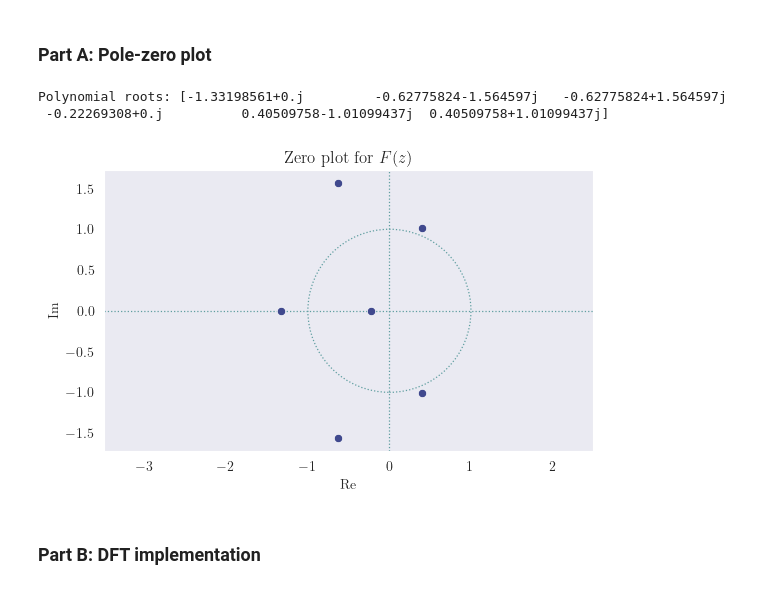
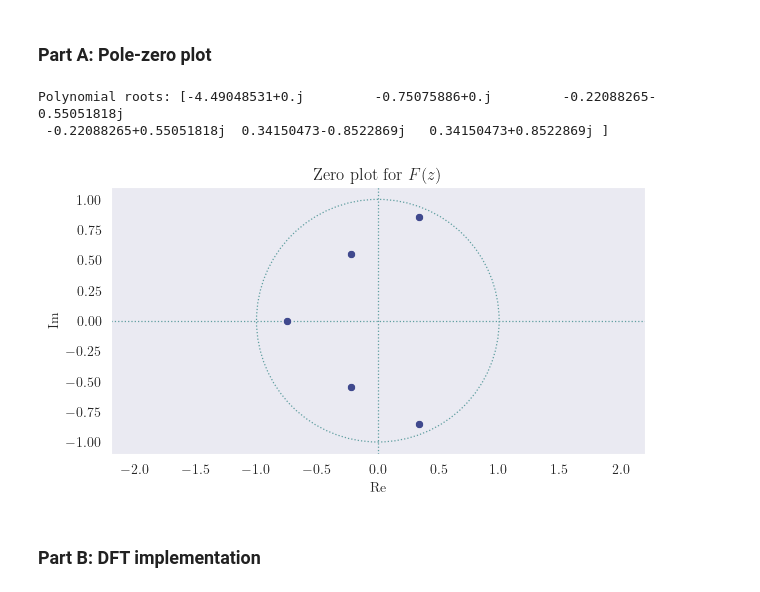
Before and after one commit to deren-teo/elec4620, a Jupyter notebook: a1/src/q5_polezero.ipynb, the cells around one changed output. Saved outputs shown, nothing was run; the diff lists cells and outputs as text; code cells hidden in the pictures.

Commit message:
A1Q5: fixed poly form error

```diff
--- a/a1/src/q5_polezero.ipynb
+++ b/a1/src/q5_polezero.ipynb
@@ -19,7 +19,7 @@ from numpy.polynomial.polynomial import Polynomial, polyval
 from config import A1_ROOT, PLT_CONFIG, SAVEFIG_CONFIG
 # %%
 # Define the polynomial
-poly = Polynomial([1, 5, 3, 4, 4, 2, 1])
+poly = Polynomial([1, 2, 4, 4, 3, 5, 1])
 # %% [markdown]
 ### Part A: Pole-zero plot
 # %%
@@ -27,41 +27,42 @@ poly = Polynomial([1, 5, 3, 4, 4, 2, 1])
 poly_roots = poly.roots()
 print("Polynomial roots:", poly_roots)
 # %% [output]
-Polynomial roots: [-1.33198561+0.j         -0.62775824-1.564597j   -0.62775824+1.564597j
- -0.22269308+0.j          0.40509758-1.01099437j  0.40509758+1.01099437j]
+Polynomial roots: [-4.49048531+0.j         -0.75075886+0.j         -0.22088265-0.55051818j
+ -0.22088265+0.55051818j  0.34150473-0.8522869j   0.34150473+0.8522869j ]
 # %%
 # Draw the pole-zero plot
 sns.set_style("dark")           # override default style to hide grid
 plt.rcParams.update(PLT_CONFIG) # re-set plot text customisation
 
 fig, ax = plt.subplots(figsize=(6, 3.375))
 fig.tight_layout()
 
 # Plot the zeros
 sns.scatterplot(x=np.real(poly_roots), y=np.imag(poly_roots), ax=ax, marker="o")
-ax.set_xlim(-3.5, 2.5)
+ax.set_xlim(-2.2, 2.2)
+ax.set_ylim(-1.1, 1.1)
 
 # Draw the unit circle as an underlay
 underlay_style = {"ls": "dotted", "lw": 0.9, "color": "cadetblue", "zorder": 0}
 unit_circle = Circle(xy=(0, 0), radius=1, fill=False, **underlay_style)
 ax.add_patch(unit_circle)
 
 # Draw the x and y axes as another underlay
 x_axis = Line2D(xdata=ax.get_xlim(), ydata=(0, 0), **underlay_style)
 y_axis = Line2D(xdata=(0, 0), ydata=ax.get_ylim(), **underlay_style)
 ax.add_line(x_axis)
 ax.add_line(y_axis)
 
 ax.set_aspect("equal")
 
 ax.set_title("Zero plot for $F(z)$")
 ax.set_xlabel("Re")
 ax.set_ylabel("Im")
 
 fname = Path(A1_ROOT, "output", "q5a_polezero.png")
 fig.savefig(fname, **SAVEFIG_CONFIG)
 # %% [output]
-[figure, old version]
+[figure, new version]
 # %% [markdown]
 ### Part B: DFT implementation
 # %%
```
Also changed, not shown: 5 other files.
